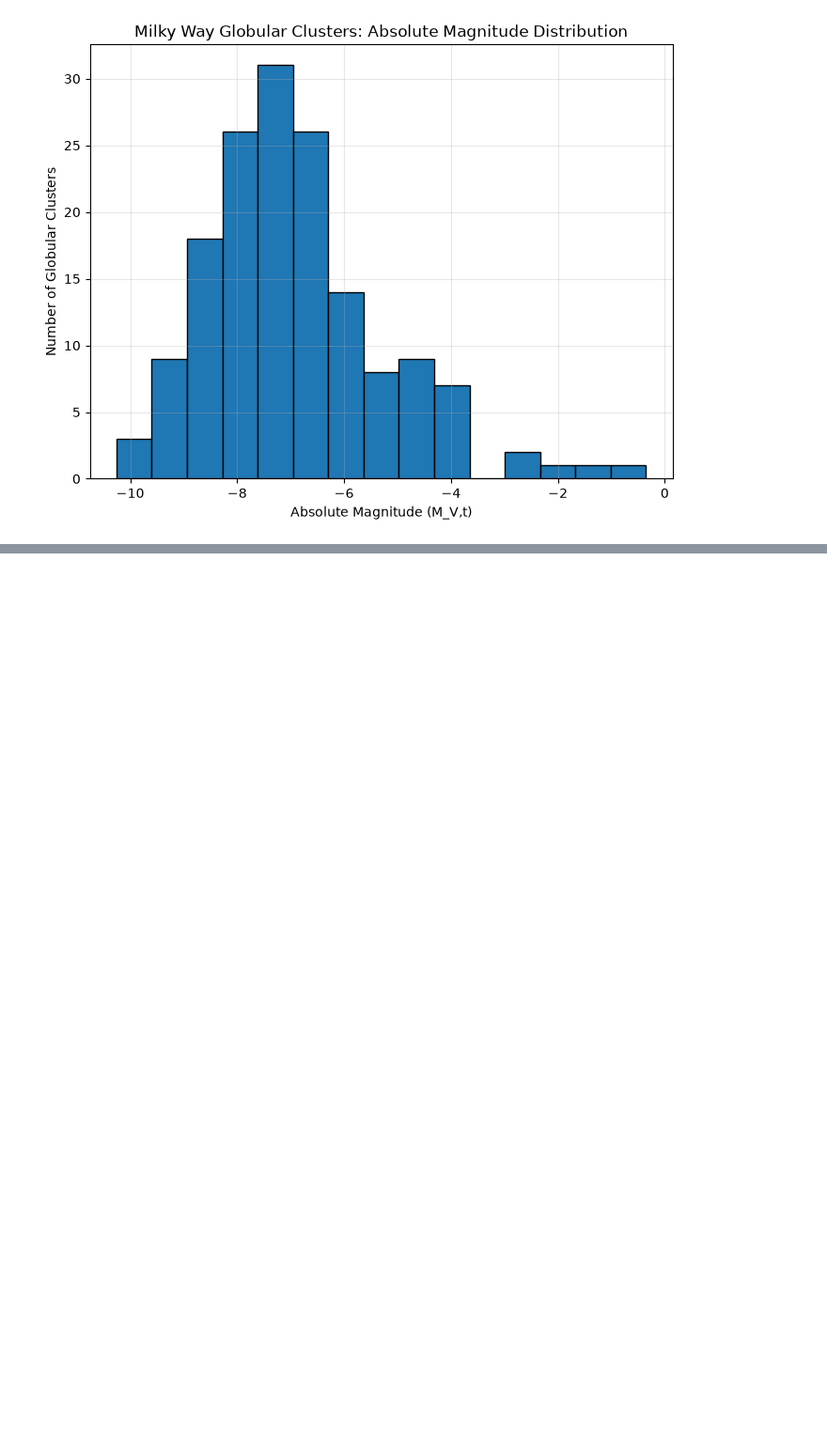
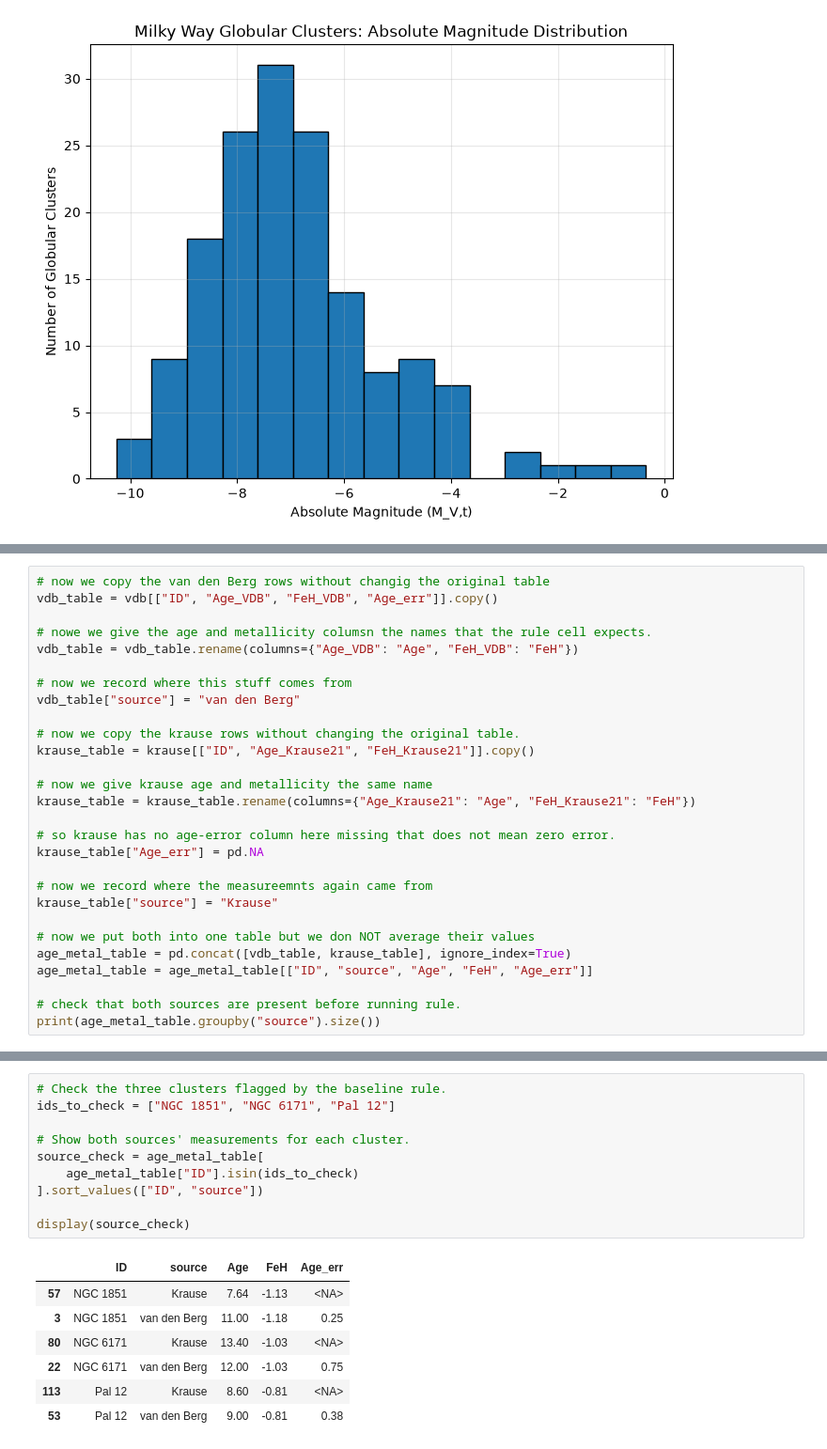
Before and after one commit to FeymanMCSQ/PHYS3116-Computational-Assignment, a Jupyter notebook: Aditi's folder/plots.ipynb, the cells around one changed output, grey strips where cells are left out. Shown at 94% size. Cells and saved outputs as stored; diff of their text form; blank space fills up the shorter version.

```diff
--- a/Aditi's folder/plots.ipynb
+++ b/Aditi's folder/plots.ipynb
@@ -77,0 +127,28 @@ plt.show()
+# %%
+# now we copy the van den Berg rows without changig the original table
+vdb_table = vdb[["ID", "Age_VDB", "FeH_VDB", "Age_err"]].copy()
+
+# nowe we give the age and metallicity columsn the names that the rule cell expects.
+vdb_table = vdb_table.rename(columns={"Age_VDB": "Age", "FeH_VDB": "FeH"})
+
+# now we record where this stuff comes from
+vdb_table["source"] = "van den Berg"
+
+# now we copy the krause rows without changing the original table.
+krause_table = krause[["ID", "Age_Krause21", "FeH_Krause21"]].copy()
+
+# now we give krause age and metallicity the same name
+krause_table = krause_table.rename(columns={"Age_Krause21": "Age", "FeH_Krause21": "FeH"})
+
+# so krause has no age-error column here missing that does not mean zero error.
+krause_table["Age_err"] = pd.NA
+
+# now we record where the measureemnts again came from
+krause_table["source"] = "Krause"
+
+# now we put both into one table but we don NOT average their values
+age_metal_table = pd.concat([vdb_table, krause_table], ignore_index=True)
+age_metal_table = age_metal_table[["ID", "source", "Age", "FeH", "Age_err"]]
+
+# check that both sources are present before running rule.
+print(age_metal_table.groupby("source").size())
@@ -77,0 +429,18 @@ plt.show()
+# %%
+# Check the three clusters flagged by the baseline rule.
+ids_to_check = ["NGC 1851", "NGC 6171", "Pal 12"]
+
+# Show both sources' measurements for each cluster.
+source_check = age_metal_table[
+    age_metal_table["ID"].isin(ids_to_check)
+].sort_values(["ID", "source"])
+
+display(source_check)
+# %% [output]
+|  | ID | source | Age | FeH | Age_err |
+| 57 | NGC 1851 | Krause | 7.64 | -1.13 | <NA> |
+| 3 | NGC 1851 | van den Berg | 11.00 | -1.18 | 0.25 |
+| 80 | NGC 6171 | Krause | 13.40 | -1.03 | <NA> |
+| 22 | NGC 6171 | van den Berg | 12.00 | -1.03 | 0.75 |
+| 113 | Pal 12 | Krause | 8.60 | -0.81 | <NA> |
+| 53 | Pal 12 | van den Berg | 9.00 | -0.81 | 0.38 |
```
Also changed, not shown: parts of 7 cells of this notebook.
